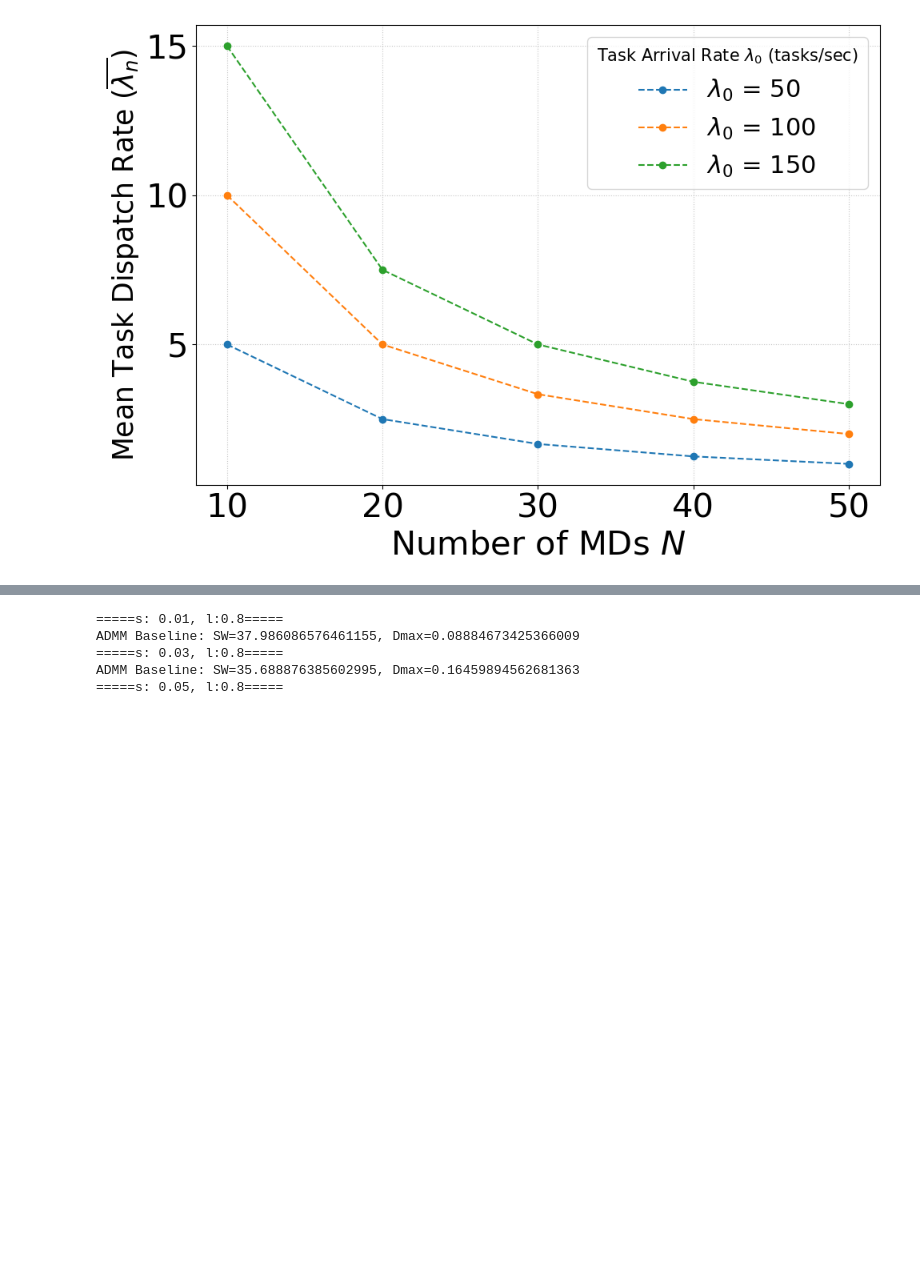
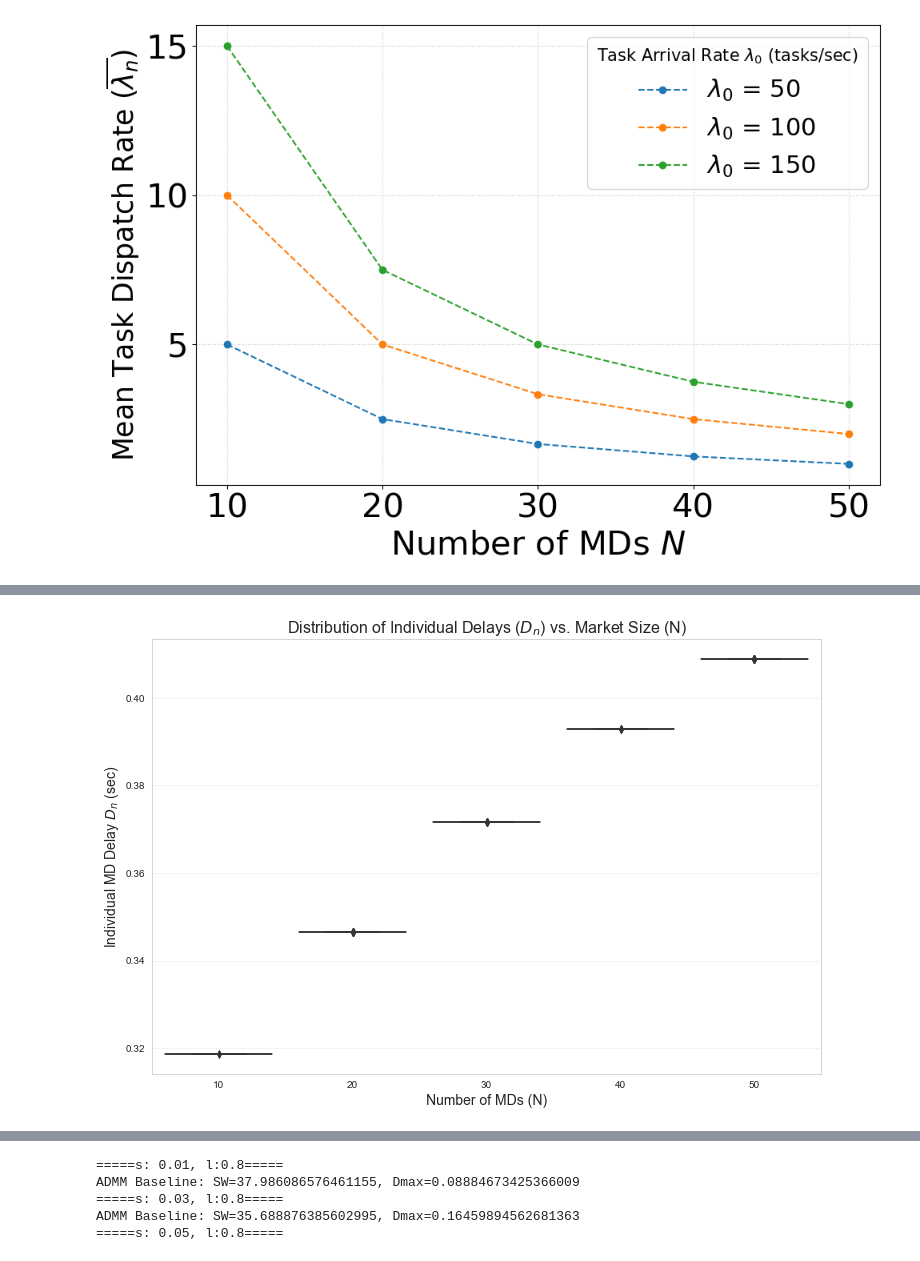
Before and after one commit to Barytes/NBS_project, a Jupyter notebook: plot.ipynb, the cells around one changed output, grey strips where cells are left out. Cells and saved outputs as stored; diff of their text form; code cells hidden in the pictures; blank space fills up the shorter version.

```diff
--- a/plot.ipynb
+++ b/plot.ipynb
@@ -690,6 +690,9 @@ pmean_history = [[] for _ in range(len(lamb0))]
 umean_history = [[] for _ in range(len(lamb0))]
 rmean_history = [[] for _ in range(len(lamb0))]
 lambmean_history = [[] for _ in range(len(lamb0))]
+lamb_history = [[] for _ in range(len(lamb0))]
+p_history = [[] for _ in range(len(lamb0))]
+r_history = [[] for _ in range(len(lamb0))]
 
 for i, l0 in enumerate(lamb0):
   for num_mds_val in num_mds:
@@ -712,5 +715,8 @@ for i, l0 in enumerate(lamb0):
     umean_history[i].append(np.mean([md.utility(p_admm[j], r_admm[j]) for j,md in enumerate(MDs)]))
     rmean_history[i].append(np.mean(r_admm))
     lambmean_history[i].append(np.mean(lamb_admm))
+    lamb_history[i].append(lamb_admm)
+    p_history[i].append(p_admm)
+    r_history[i].append(r_admm)
 # %% [output]
 =====num_mds: 10, Lambda 0: 50========
@@ -792,0 +862,16 @@ for title, data_history in all_data.items():
+# %%
+import seaborn as sns
+
+# --- 绘制箱线图 ---
+plt.figure(figsize=(12, 8))
+sns.boxplot(data=all_Dn_per_run, palette="viridis")
+
+plt.title('Distribution of Individual Delays ($D_n$) vs. Market Size (N)', fontsize=16)
+plt.xlabel('Number of MDs (N)', fontsize=14)
+plt.ylabel('Individual MD Delay $D_n$ (sec)', fontsize=14)
+# 设置X轴的标签
+plt.xticks(ticks=range(len(num_mds)), labels=num_mds)
+plt.grid(axis='y', linestyle=':', alpha=0.7)
+plt.show()
+# %% [output]
+[figure, added]
```
Also changed, not shown: parts of 5 cells of this notebook.
